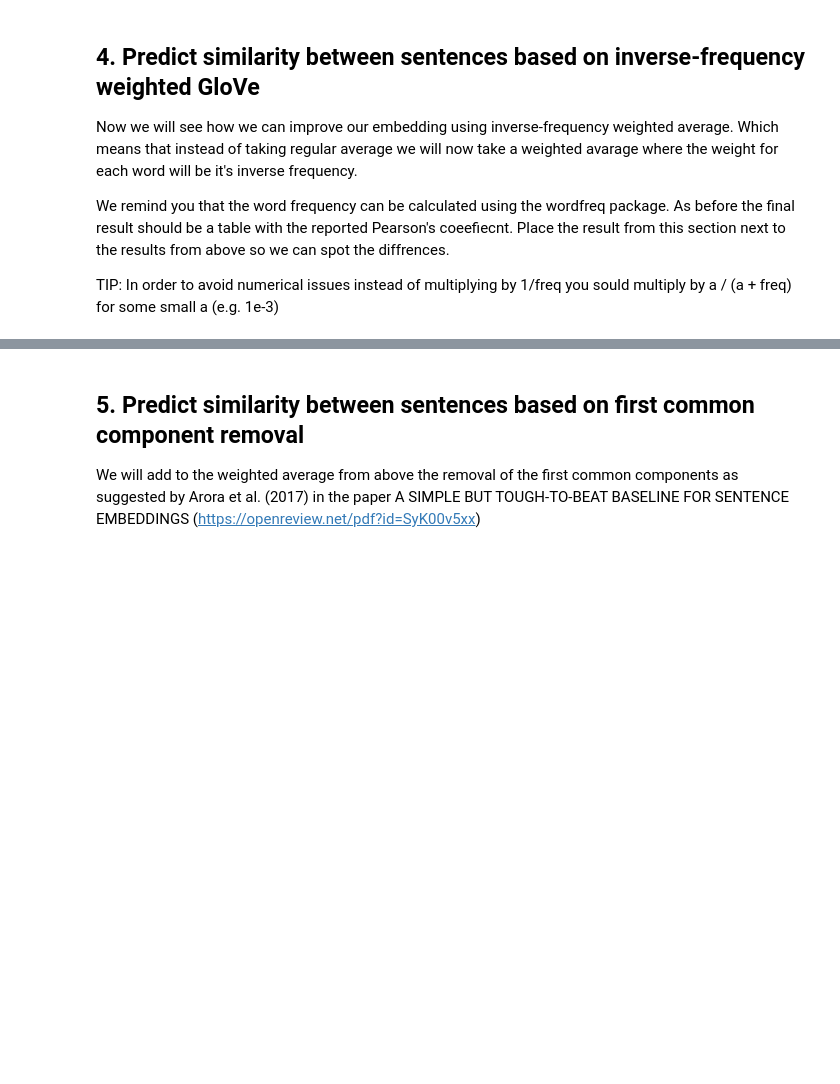
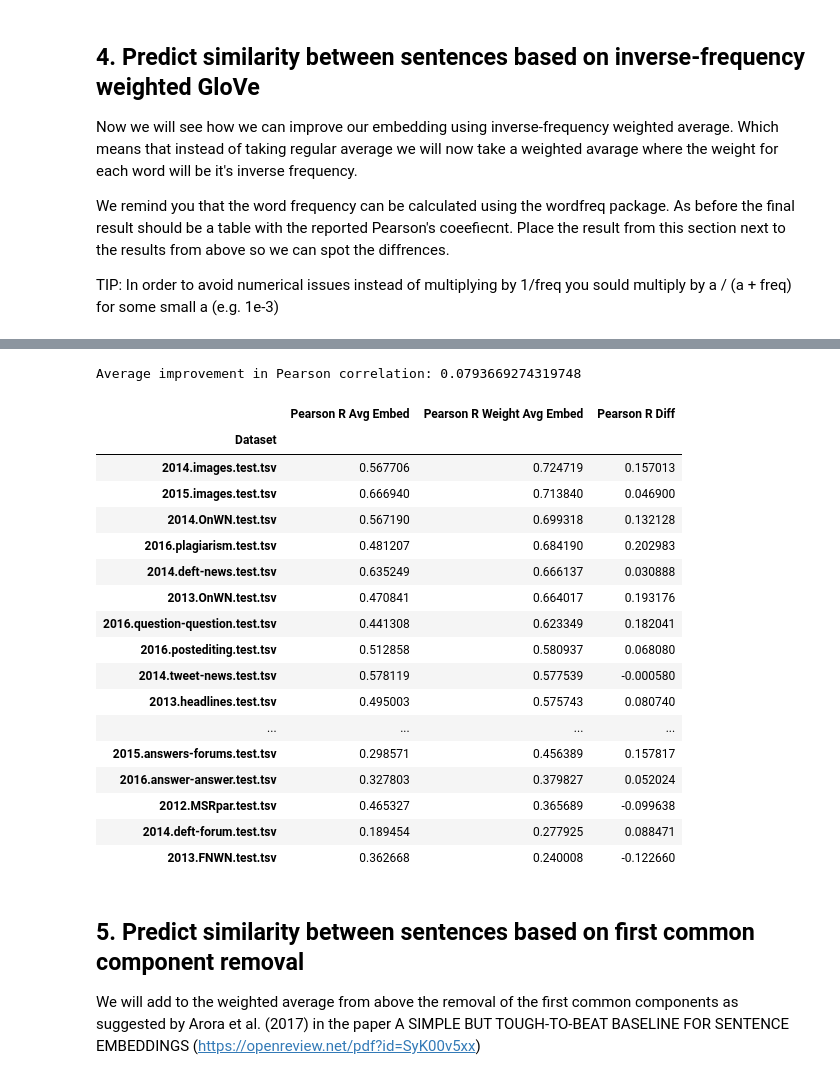
Before and after one commit to adcoh/Y-Data-NLP, a Jupyter notebook: Assignment 4/HW4_NLP.ipynb, the cells around one changed output, grey strips where cells are left out. Cells and saved outputs as stored; diff of their text form; code cells hidden in the pictures; blank space fills up the shorter version.

```diff
--- a/Assignment 4/HW4_NLP.ipynb
+++ b/Assignment 4/HW4_NLP.ipynb
@@ -175,4 +178,0 @@ results_df.head()
-# %%
-results_df.sort_values('Pearson R', ascending=False, inplace=True)
-results_df.index.name = 'Dataset'
-results_df
@@ -198,25 +179,3 @@ results_df
-# %%
-files = glob.glob("dataset-sts/data/sts/semeval-sts/all/*.test.tsv")
-
-def evaluate_tasks(files, embed_func):
-
-    tests = []
-    scores = []
-
-    for f in files:
-        s0, s1, labels = load_sts(f)
-        #Your implementation here
-        assert len(s0) == len(s1) == len(labels), 'pairs and labels are of different length'
-        sims = []
-        for i, s0_ in enumerate(s0):
-            s1_ = s1[i]
-            sims.append(embed_func(s0_, s1_)[0].item())
-        score = pearsonr(labels, sims)
-        scores.append({'Pearson R': score[0], 'P-Value': score[1]})
-        tests.append(os.path.split(f)[1])
-
-    results = pd.DataFrame(scores, index=tests).sort_values('Pearson R', ascending=False)
-    return results
 # %% [markdown]
 ## 4. Predict similarity between sentences based on inverse-frequency weighted GloVe
 
@@ -231,0 +189,9 @@ TIP: In order to avoid numerical issues instead of multiplying by 1/freq you sou
+# %%
+# Your implementation Here
+
+unk = np.array(vec_string.split(' ')).astype(np.float)
+eps = 1e-4
+def weighted_average_embedding(sentence):
+    freqs = np.array([eps/(wordfreq.word_frequency(s, 'en', wordlist='large') + eps) for s in sentence])
+    weighted_embedding = np.average(np.array([glove.get(s, unk) for s in sentence]), weights=freqs, axis=0).reshape(1, -1)
+    return weighted_embedding
@@ -232,3 +218,28 @@ TIP: In order to avoid numerical issues instead of multiplying by 1/freq you sou
+# %%
+results = results_df.merge(results_df2, left_index=True, right_index=True, suffixes=(' Avg Embed', ' Weight Avg Embed')).sort_values(by='Pearson R Weight Avg Embed', ascending=False)
+results['Pearson R Diff'] = results['Pearson R Weight Avg Embed'] - results['Pearson R Avg Embed']
+print(f'Average improvement in Pearson correlation: {results["Pearson R Diff"].mean()}')
+results
+# %% [output]
+Average improvement in Pearson correlation: 0.0793669274319748
+|  | Pearson R Avg Embed | Pearson R Weight Avg Embed | Pearson R Diff |
+| Dataset |  |  |  |
+| 2014.images.test.tsv | 0.567706 | 0.724719 | 0.157013 |
+| 2015.images.test.tsv | 0.666940 | 0.713840 | 0.046900 |
+| 2014.OnWN.test.tsv | 0.567190 | 0.699318 | 0.132128 |
+| 2016.plagiarism.test.tsv | 0.481207 | 0.684190 | 0.202983 |
+| 2014.deft-news.test.tsv | 0.635249 | 0.666137 | 0.030888 |
+| 2013.OnWN.test.tsv | 0.470841 | 0.664017 | 0.193176 |
+| 2016.question-question.test.tsv | 0.441308 | 0.623349 | 0.182041 |
+| 2016.postediting.test.tsv | 0.512858 | 0.580937 | 0.068080 |
+| 2014.tweet-news.test.tsv | 0.578119 | 0.577539 | -0.000580 |
+| 2013.headlines.test.tsv | 0.495003 | 0.575743 | 0.080740 |
+| ... | ... | ... | ... |
+| 2015.answers-forums.test.tsv | 0.298571 | 0.456389 | 0.157817 |
+| 2016.answer-answer.test.tsv | 0.327803 | 0.379827 | 0.052024 |
+| 2012.MSRpar.test.tsv | 0.465327 | 0.365689 | -0.099638 |
+| 2014.deft-forum.test.tsv | 0.189454 | 0.277925 | 0.088471 |
+| 2013.FNWN.test.tsv | 0.362668 | 0.240008 | -0.122660 |
 # %% [markdown]
 ## 5. Predict similarity between sentences based on  first common component removal
 
```
Also changed, not shown: parts of 26 cells of this notebook, 1 other file.
